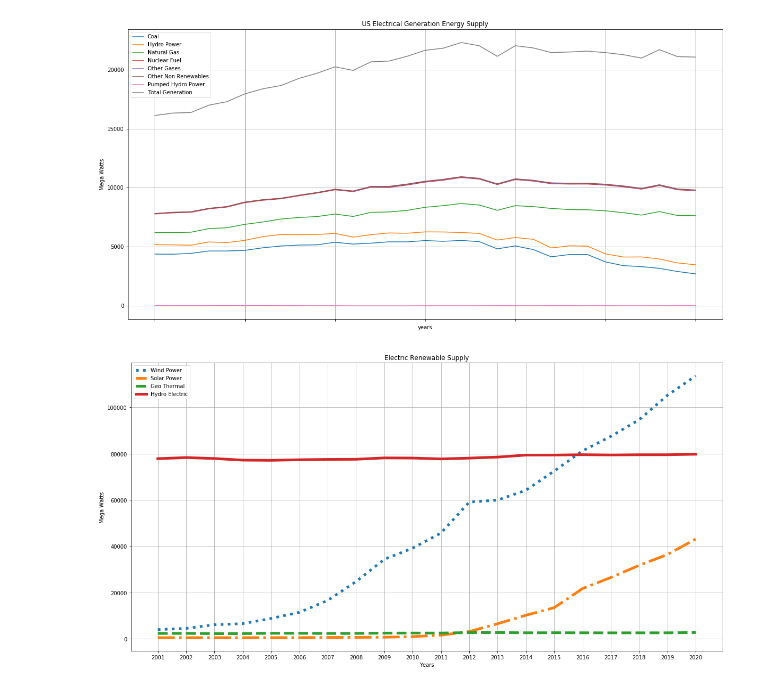
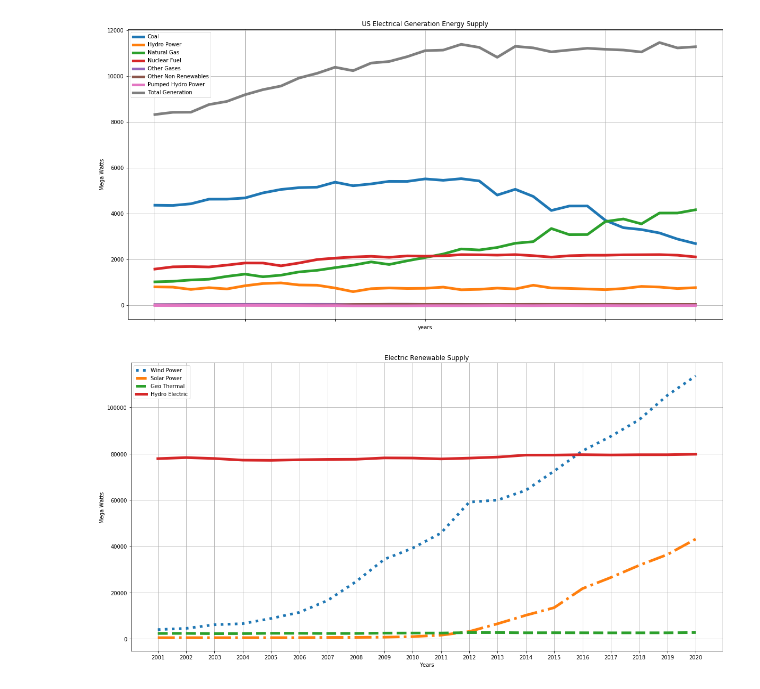
Before and after one commit to us-energy-analysis/Energy-analysis, a Jupyter notebook: USEnergyProduction.ipynb, the cells around one changed output. Drawn from its saved outputs; the diff is of its cells as text; code cells hidden in the pictures.

```diff
--- a/USEnergyProduction.ipynb
+++ b/USEnergyProduction.ipynb
@@ -55,13 +55,13 @@ electric_generation_df.head()
 # %%
 electric_generation_df = electric_generation_df.set_index('years')
 
-ax = electric_generation_df.plot( stacked=True, figsize=(20,10), title = 'US Electrical Generation Energy Supply')
+ax = electric_generation_df.plot( linewidth=5, figsize=(20,10), title = 'US Electrical Generation Energy Supply')
 
 ax.set_ylabel("Mega Watts")
 ax.set_xlabel("years")
 ax.grid(True)
 # %% [output]
-[figure, old version]
+[figure, new version]
 # %%
 # US Renewable Energy Supply
 
```
Also changed, not shown: parts of 1 cell of this notebook, 2 other files.
